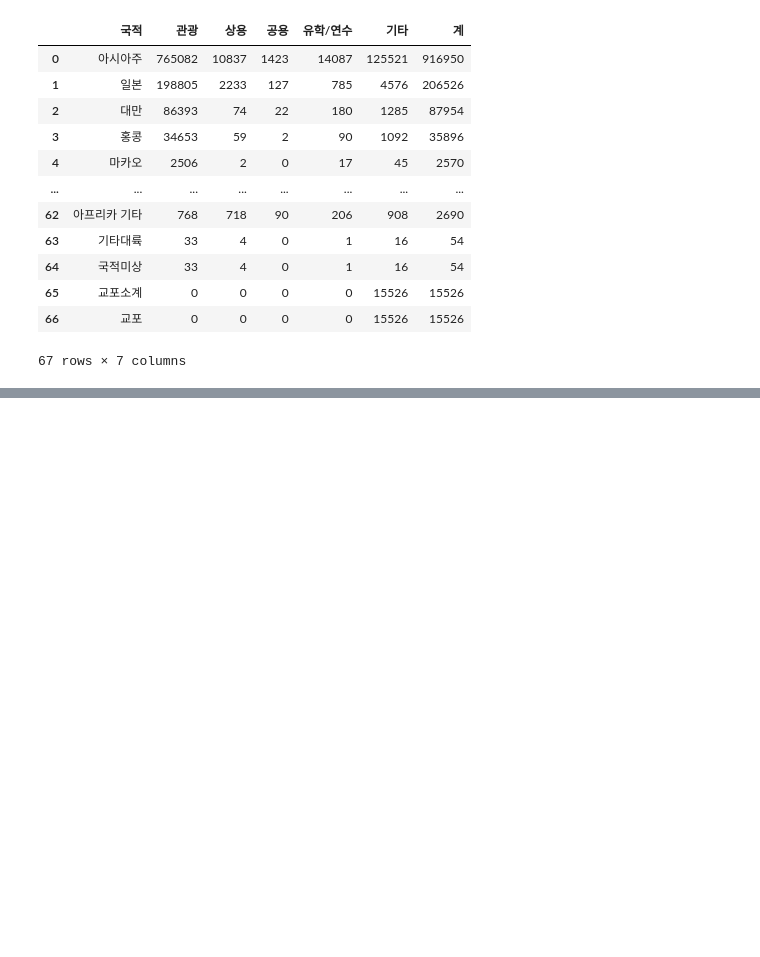
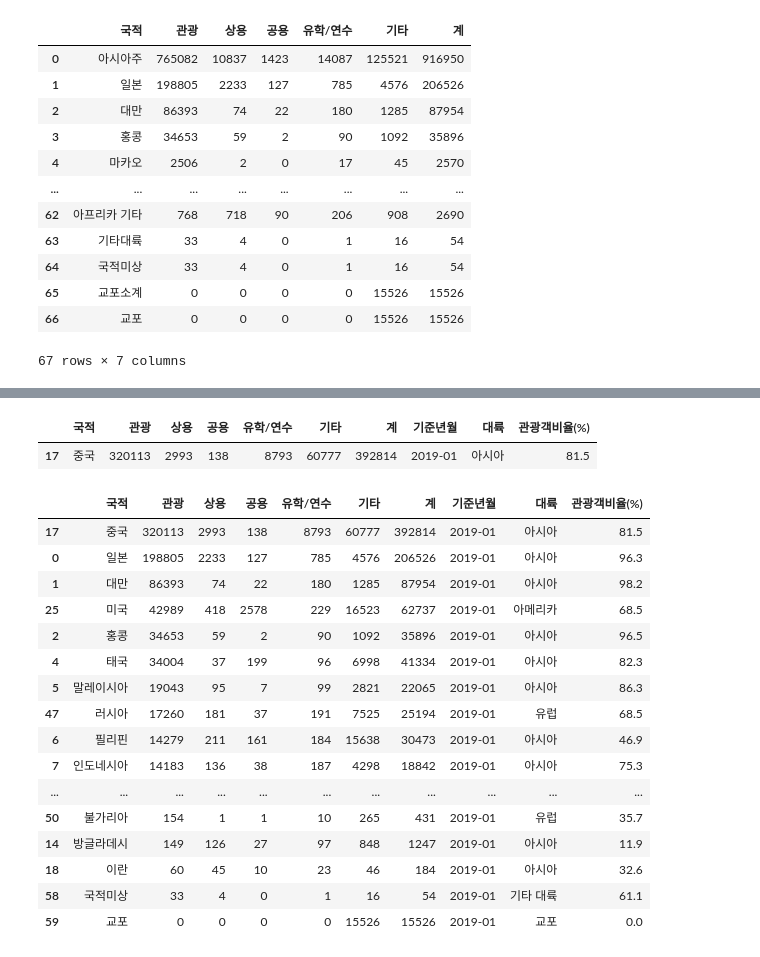
Before and after one commit to KangJeongTaek/bigdata-analysis-2024, a Jupyter notebook: day03/da09_코로나19_영향_중국인관광객수_감소여부.ipynb, the cells around one changed output, grey strips where cells are left out. Saved outputs shown, nothing was run; the diff lists cells and outputs as text; code cells hidden in the pictures; blank space fills up the shorter version.

```diff
--- a/day03/da09_코로나19_영향_중국인관광객수_감소여부.ipynb
+++ b/day03/da09_코로나19_영향_중국인관광객수_감소여부.ipynb
@@ -33,0 +224,6 @@ kto_201901
+# %%
+continents= ['아시아']*25 + ['아메리카'] * 5 + ['유럽'] * 23+ ['오세아니아'] * 3 + ['아프리카'] * 2 + ['기타 대륙'] +['교포']
+# %%
+#5. 국적간 데이터 DF 마지막에 대륙 칼럼 추가
+kto_201901_countires['대륙'] = continents
+kto_201901_countires
@@ -33,0 +253,3 @@ kto_201901
+# %%
+## 6. 국적별 관광객 비율 컬럼 추가
+kto_201901_countires['관광객비율(%)'] = round(kto_201901_countires['관광'] / kto_201901_countires['계'] * 100,1)
@@ -33,0 +298,27 @@ kto_201901
+# %%
+condition = kto_201901_countires['국적'] == '중국'
+
+kto_201901_countires[condition]
+# %% [output]
+|  | 국적 | 관광 | 상용 | 공용 | 유학/연수 | 기타 | 계 | 기준년월 | 대륙 | 관광객비율(%) |
+| 17 | 중국 | 320113 | 2993 | 138 | 8793 | 60777 | 392814 | 2019-01 | 아시아 | 81.5 |
+# %%
+kto_201901_countires.sort_values(by='관광',ascending=False)
+# %% [output]
+|  | 국적 | 관광 | 상용 | 공용 | 유학/연수 | 기타 | 계 | 기준년월 | 대륙 | 관광객비율(%) |
+| 17 | 중국 | 320113 | 2993 | 138 | 8793 | 60777 | 392814 | 2019-01 | 아시아 | 81.5 |
+| 0 | 일본 | 198805 | 2233 | 127 | 785 | 4576 | 206526 | 2019-01 | 아시아 | 96.3 |
+| 1 | 대만 | 86393 | 74 | 22 | 180 | 1285 | 87954 | 2019-01 | 아시아 | 98.2 |
+| 25 | 미국 | 42989 | 418 | 2578 | 229 | 16523 | 62737 | 2019-01 | 아메리카 | 68.5 |
+| 2 | 홍콩 | 34653 | 59 | 2 | 90 | 1092 | 35896 | 2019-01 | 아시아 | 96.5 |
+| 4 | 태국 | 34004 | 37 | 199 | 96 | 6998 | 41334 | 2019-01 | 아시아 | 82.3 |
+| 5 | 말레이시아 | 19043 | 95 | 7 | 99 | 2821 | 22065 | 2019-01 | 아시아 | 86.3 |
+| 47 | 러시아 | 17260 | 181 | 37 | 191 | 7525 | 25194 | 2019-01 | 유럽 | 68.5 |
+| 6 | 필리핀 | 14279 | 211 | 161 | 184 | 15638 | 30473 | 2019-01 | 아시아 | 46.9 |
+| 7 | 인도네시아 | 14183 | 136 | 38 | 187 | 4298 | 18842 | 2019-01 | 아시아 | 75.3 |
+| ... | ... | ... | ... | ... | ... | ... | ... | ... | ... | ... |
+| 50 | 불가리아 | 154 | 1 | 1 | 10 | 265 | 431 | 2019-01 | 유럽 | 35.7 |
+| 14 | 방글라데시 | 149 | 126 | 27 | 97 | 848 | 1247 | 2019-01 | 아시아 | 11.9 |
+| 18 | 이란 | 60 | 45 | 10 | 23 | 46 | 184 | 2019-01 | 아시아 | 32.6 |
+| 58 | 국적미상 | 33 | 4 | 0 | 1 | 16 | 54 | 2019-01 | 기타 대륙 | 61.1 |
+| 59 | 교포 | 0 | 0 | 0 | 0 | 15526 | 15526 | 2019-01 | 교포 | 0.0 |
```
Also changed, not shown: parts of 35 cells of this notebook, 5 other files.
